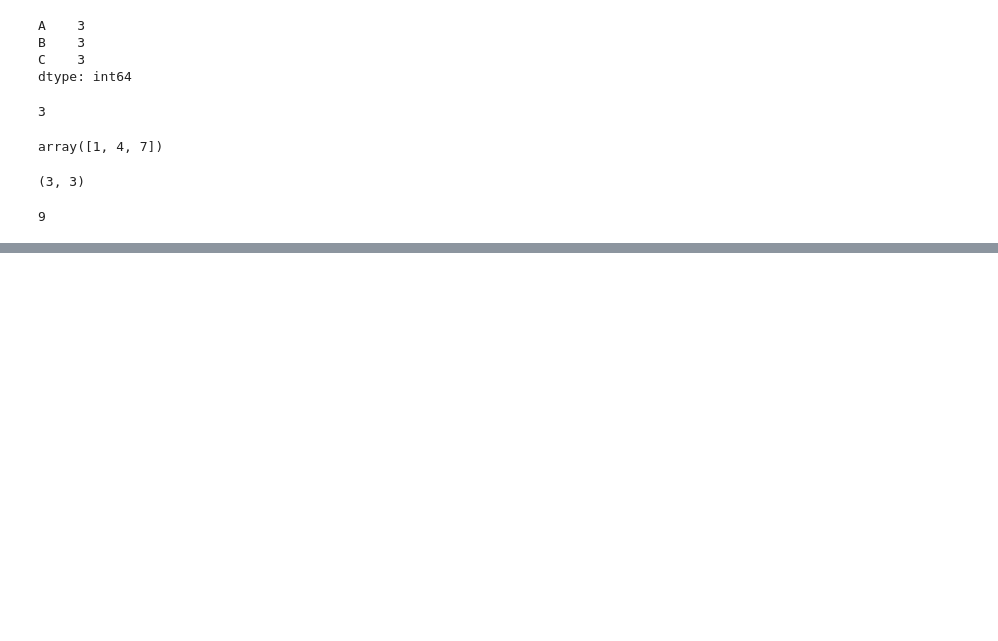
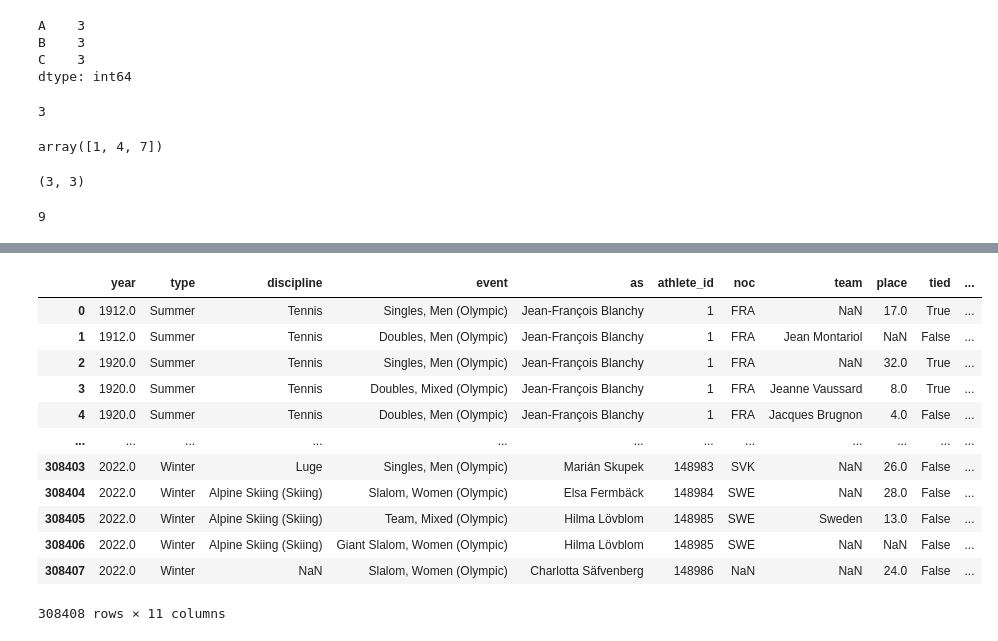
Before and after one commit to adityasaicareer/Pandas, a Jupyter notebook: pandas_prac.ipynb, the cells around one changed output, grey strips where cells are left out. Cells and saved outputs as stored; diff of their text form; code cells hidden in the pictures; blank space fills up the shorter version.

```diff
--- a/pandas_prac.ipynb
+++ b/pandas_prac.ipynb
@@ -101,0 +161,18 @@ df.size
+# %%
+results=pd.read_csv('/Users/chowdaryadithyasaividivada/Downloads/results.csv')
+# %%
+results
+# %% [output]
+|  | year | type | discipline | event | as | athlete_id | noc | team | place | tied | ... |
+| 0 | 1912.0 | Summer | Tennis | Singles, Men (Olympic) | Jean-François Blanchy | 1 | FRA | NaN | 17.0 | True | ... |
+| 1 | 1912.0 | Summer | Tennis | Doubles, Men (Olympic) | Jean-François Blanchy | 1 | FRA | Jean Montariol | NaN | False | ... |
+| 2 | 1920.0 | Summer | Tennis | Singles, Men (Olympic) | Jean-François Blanchy | 1 | FRA | NaN | 32.0 | True | ... |
+| 3 | 1920.0 | Summer | Tennis | Doubles, Mixed (Olympic) | Jean-François Blanchy | 1 | FRA | Jeanne Vaussard | 8.0 | True | ... |
+| 4 | 1920.0 | Summer | Tennis | Doubles, Men (Olympic) | Jean-François Blanchy | 1 | FRA | Jacques Brugnon | 4.0 | False | ... |
+| ... | ... | ... | ... | ... | ... | ... | ... | ... | ... | ... | ... |
+| 308403 | 2022.0 | Winter | Luge | Singles, Men (Olympic) | Marián Skupek | 148983 | SVK | NaN | 26.0 | False | ... |
+| 308404 | 2022.0 | Winter | Alpine Skiing (Skiing) | Slalom, Women (Olympic) | Elsa Fermbäck | 148984 | SWE | NaN | 28.0 | False | ... |
+| 308405 | 2022.0 | Winter | Alpine Skiing (Skiing) | Team, Mixed (Olympic) | Hilma Lövblom | 148985 | SWE | Sweden | 13.0 | False | ... |
+| 308406 | 2022.0 | Winter | Alpine Skiing (Skiing) | Giant Slalom, Women (Olympic) | Hilma Lövblom | 148985 | SWE | NaN | NaN | False | ... |
+| 308407 | 2022.0 | Winter | NaN | Slalom, Women (Olympic) | Charlotta Säfvenberg | 148986 | NaN | NaN | 24.0 | False | ... |
+308408 rows × 11 columns
```
Also changed, not shown: parts of 55 cells of this notebook.
